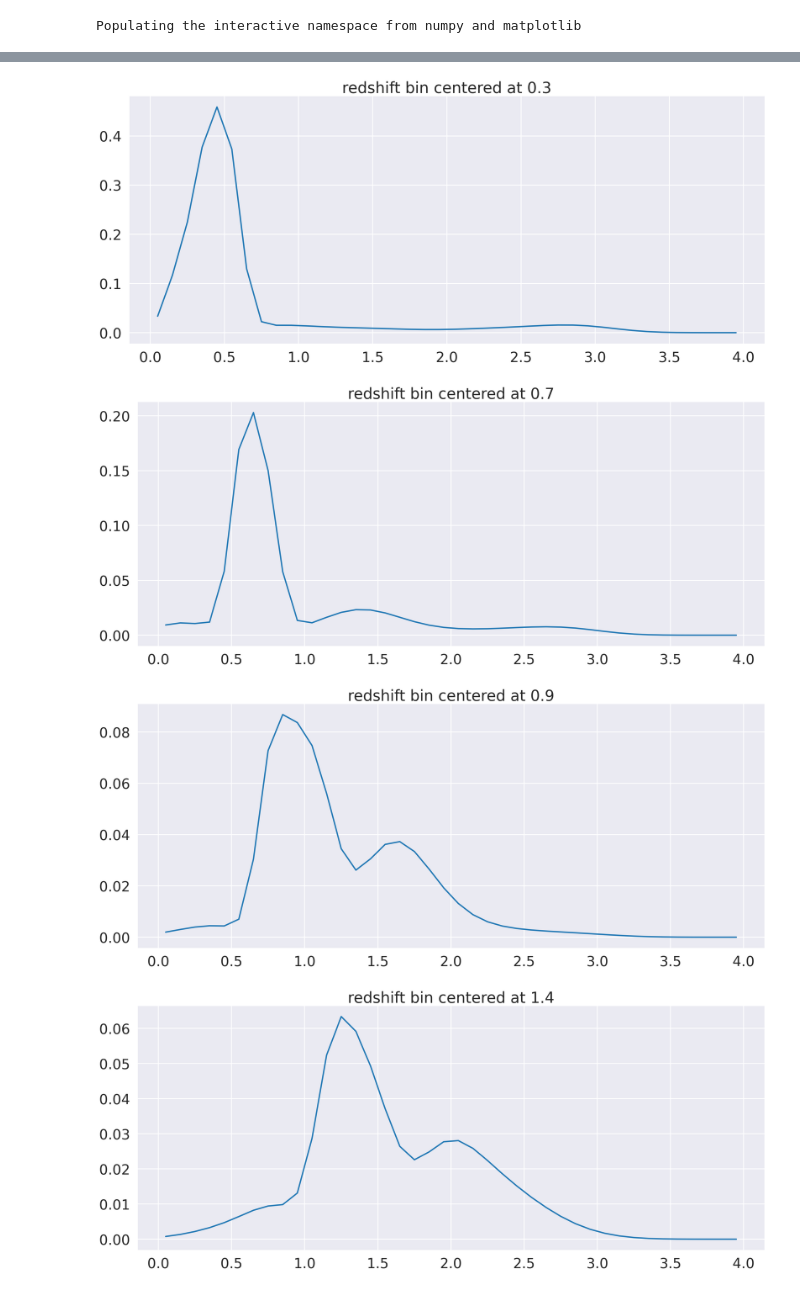
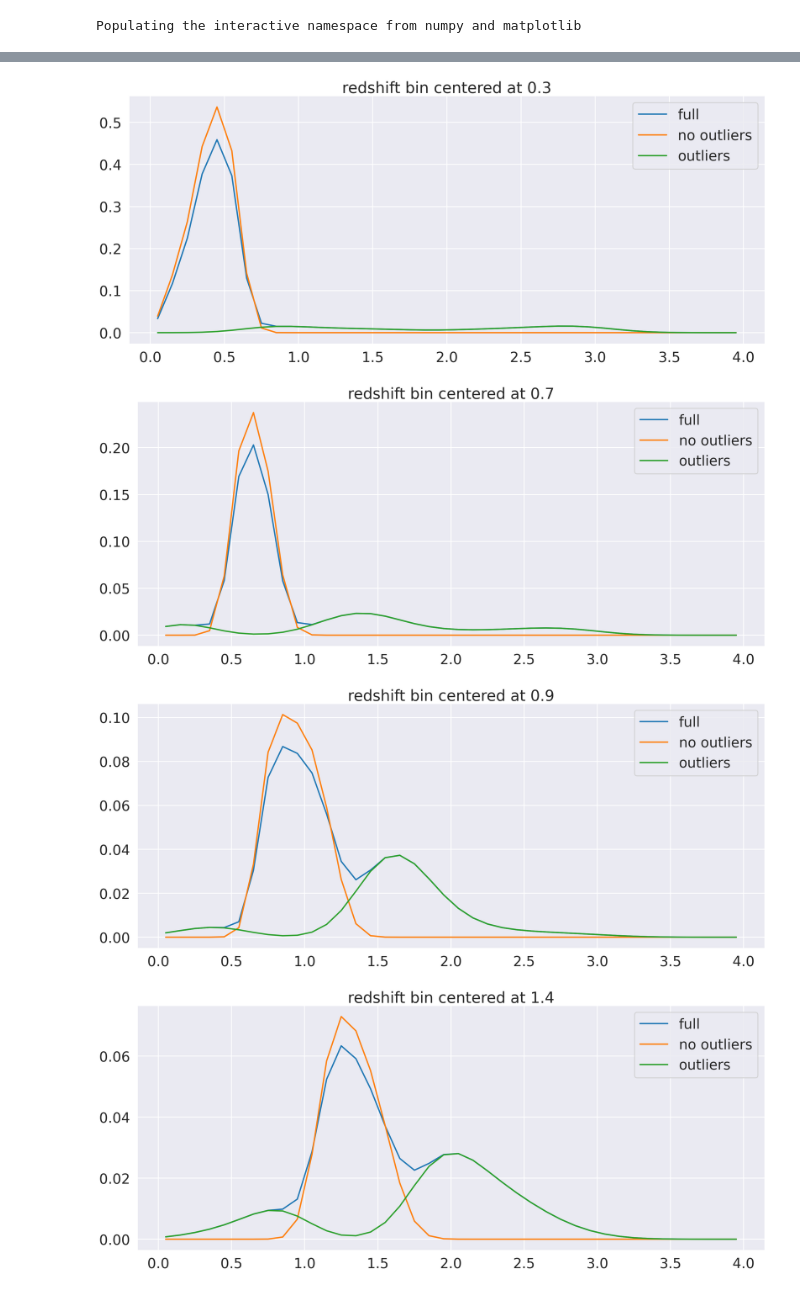
Before and after one commit to hsnee/PZ_project, a Jupyter notebook: pz_dists_used.ipynb, the cells around one changed output, grey strips where cells are left out. Saved outputs shown, nothing was run; the diff lists cells and outputs as text; code cells hidden in the pictures.

Commit message:
adding before and after outliers plots

```diff
--- a/pz_dists_used.ipynb
+++ b/pz_dists_used.ipynb
@@ -29,4 +29,6 @@ cosmo = ccl.Cosmology(Omega_c=0.2666,
                        transfer_function='eisenstein_hu')
 obj = Fisher(cosmo)
 # %%
-obj._makeSourcePZ()
+obj._makeSourcePZ(False)
+no_outliers = obj.dNdz_dict_source
+obj._makeSourcePZ(True)
@@ -33,6 +59,10 @@ obj._makeSourcePZ()
 # %%
-for key in obj.dNdz_dict_source.keys():
+for i, key in enumerate(obj.dNdz_dict_source.keys()):
+    kde = obj.KDEs[i]
     plt.figure()
-    _ = sns.lineplot(x=obj.zmid, y=obj.dNdz_dict_source[key], markers=False)
+    _ = sns.lineplot(x=obj.zmid, y=obj.dNdz_dict_source[key], markers=False, label='full')
+    _ = sns.lineplot(x=obj.zmid, y=no_outliers[key], markers=False, label='no outliers')
+    _ = sns.lineplot(x=obj.zmid, y=np.exp(kde.score_samples(np.array(obj.zmid).reshape(-1, 1)))*0.03, markers=False, label='outliers')
     plt.title(f'redshift bin centered at {key:.1f}')
+plt.legend()
 # %% [output]
@@ -39,4 +70,4 @@ for key in obj.dNdz_dict_source.keys():
-[figure, old version]
+[figure, new version]
-[figure, old version]
+[figure, new version]
-[figure, old version]
+[figure, new version]
-[figure, old version]
+[figure, new version]
```
Also changed, not shown: parts of 3 cells of this notebook.
